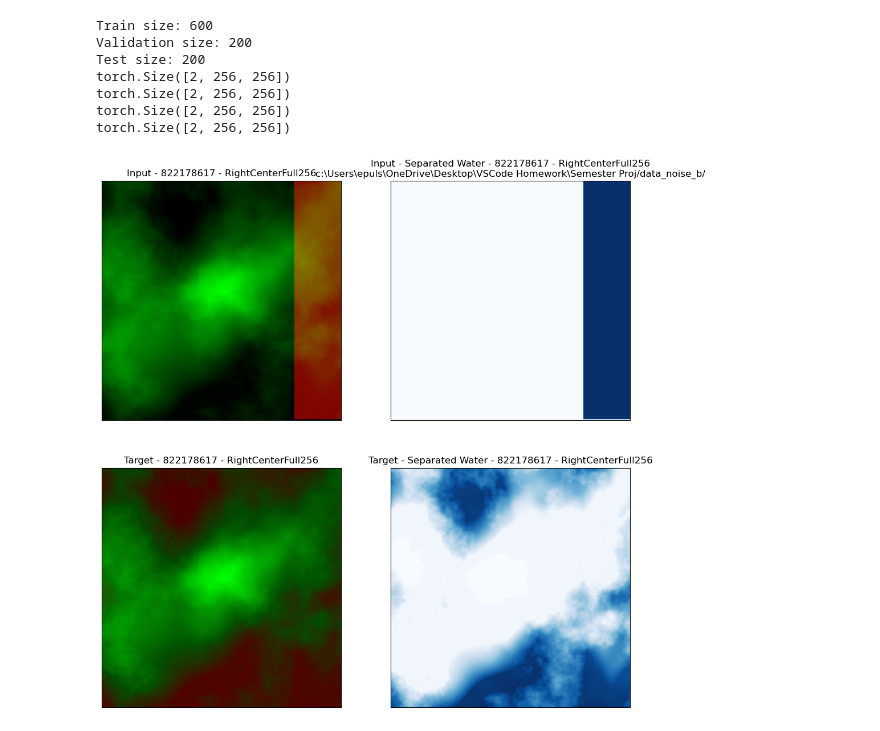
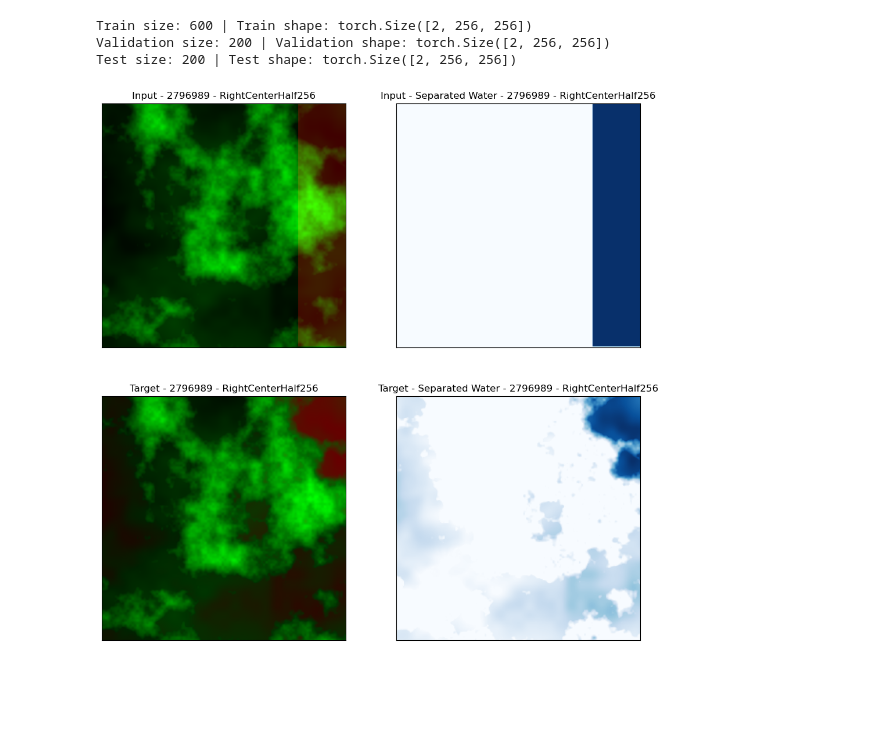
Before and after one commit to epuls/CSC461_Project, a Jupyter notebook: Semester Proj/experiment.ipynb, the cells around one changed output. Saved outputs shown, nothing was run; the diff lists cells and outputs as text; code cells hidden in the pictures; blank space fills up the shorter version.

```diff
--- a/Semester Proj/experiment.ipynb
+++ b/Semester Proj/experiment.ipynb
@@ -12,17 +52,17 @@ import Imath
 # %%
 class EXRDataset(Dataset):
-    def __init__(self, directories):
+    def __init__(self, directories, epsilon=0.01, transform=None):
         self.directories = directories
+        self.transform = transform
         self.samples = []
         for directory in self.directories:
             files = sorted([f for f in os.listdir(directory) if f.endswith('.exr')])
             for f in files:
                 seed, wave, height = parse_filename(f)
                 self.samples.append((directory, f, seed, wave, height))
-        #self.directory = directory
-        #self.files = sorted([f for f in os.listdir(directory) if f.endswith('.exr')])
-        #self.labels = [parse_filename(f)[1] for f in self.files]
-        #self.seeds = [parse_filename(f)[0] for f in self.files]
+        if transform is not None:
+            print(f'Initializing EXRDataset with transforms')
+
 
 
     def __len__(self):
@@ -51,6 +91,19 @@ class EXRDataset(Dataset):
         input = torch.tensor(input, dtype=torch.float32) # Shape: (2, H, W)
         target = torch.tensor(target, dtype=torch.float32)  # Shape: (2, H, W)
 
+        # Subtract epsilon from first target channel to account for simulation's floating point error
+        target[0] = target[0] - 0.01
+
+        # Ensure that first channel of target is always 0 or greater
+        target[0] = torch.max(target[0], torch.tensor(0.0))
+
+
+        if self.transform:
+
+            combined = torch.cat((input, target), dim=0)  # Shape: (4, H, W)
+            combined = self.transform(combined)
+            input = combined[:2, :, :]
+            target = combined[2:, :, :]
 
         return input, target, idx
 
@@ -71,14 +124,14 @@ def parse_filename(filename):
     return seed, wave, height
 
 
-def load_dataset(batch_size):
+def load_dataset(batch_size, transform=None):
     #  get local path
     local_path = os.getcwd()
 
     directoryA = local_path + "/data_noise_a/"
     directoryB = local_path + "/data_noise_b/"
     directories = [directoryA, directoryB]
-    dataset = EXRDataset(directories)
+    dataset = EXRDataset(directories, transform=transform)
 
 
     # Split dataset into train and validation
@@ -95,17 +148,17 @@ def load_dataset(batch_size):
     test_loader = DataLoader(test_dataset, batch_size=batch_size, shuffle=False)
 
     # Print dataset sizes
-    print(f"Train size: {len(train_dataset)}")
-    print(f"Validation size: {len(val_dataset)}")
-    print(f"Test size: {len(test_dataset)}")
+    print(f"Train size: {len(train_dataset)} | Train shape: {train_dataset[0][0].shape}")
+    print(f"Validation size: {len(val_dataset)} | Validation shape: {val_dataset[0][0].shape}")
+    print(f"Test size: {len(test_dataset)} | Test shape: {test_dataset[0][0].shape}")
 
     return train_loader, val_loader, test_loader
 
 #  input tensor shape: (2, H, W)
 def convert_to_rgb(input):
-    print(input.shape)
+    # print(input.shape)
     tmp = input.squeeze(0)  # Shape: (2, H, W)
-    print(tmp.shape)
+    # print(tmp.shape)
     H,W = tmp.shape[1], tmp.shape[2]
     rgb_input = torch.zeros((H,W,3))
     rgb_input[:,:,0] = tmp[0]
@@ -129,41 +182,37 @@ def verify_dataset():
 
     input = convert_to_rgb(tr_inputs[0].squeeze(0))
     target = convert_to_rgb(tr_targets[0].squeeze(0))
 
     fig, axs = plt.subplots(2, 2, figsize=(12, 12))
     axs[0,0].imshow(input, cmap='Blues')
     axs[0,0].set_title(f'Input - {seed} - {wave}')
     axs[0,0].set_xticks([])
     axs[0,0].set_yticks([])
 
     axs[0,1].imshow(tr_inputs[0][0], cmap='Blues')
     axs[0,1].set_title(f'Input - Separated Water - {seed} - {wave}')
     axs[0,1].set_xticks([])
     axs[0,1].set_yticks([])
 
     axs[1,0].imshow(target, cmap='gray')
     axs[1,0].set_title(f'Target - {seed} - {wave}')
     axs[1,0].set_xticks([])
     axs[1,0].set_yticks([])
 
     axs[1,1].imshow(tr_targets[0][0], cmap='Blues')
     axs[1,1].set_title(f'Target - Separated Water - {seed} - {wave}')
     axs[1,1].set_xticks([])
     axs[1,1].set_yticks([])
     plt.show()
 
 
 
 verify_dataset()
 # %% [output]
-Train size: 600
-Validation size: 200
-Test size: 200
-torch.Size([2, 256, 256])
-torch.Size([2, 256, 256])
-torch.Size([2, 256, 256])
-torch.Size([2, 256, 256])
+Train size: 600 | Train shape: torch.Size([2, 256, 256])
+Validation size: 200 | Validation shape: torch.Size([2, 256, 256])
+Test size: 200 | Test shape: torch.Size([2, 256, 256])
-[figure, old version]
+[figure, new version]
 # %%
 class UNet(nn.Module):
     def __init__(self):
```
Also changed, not shown: parts of 7 cells of this notebook.
